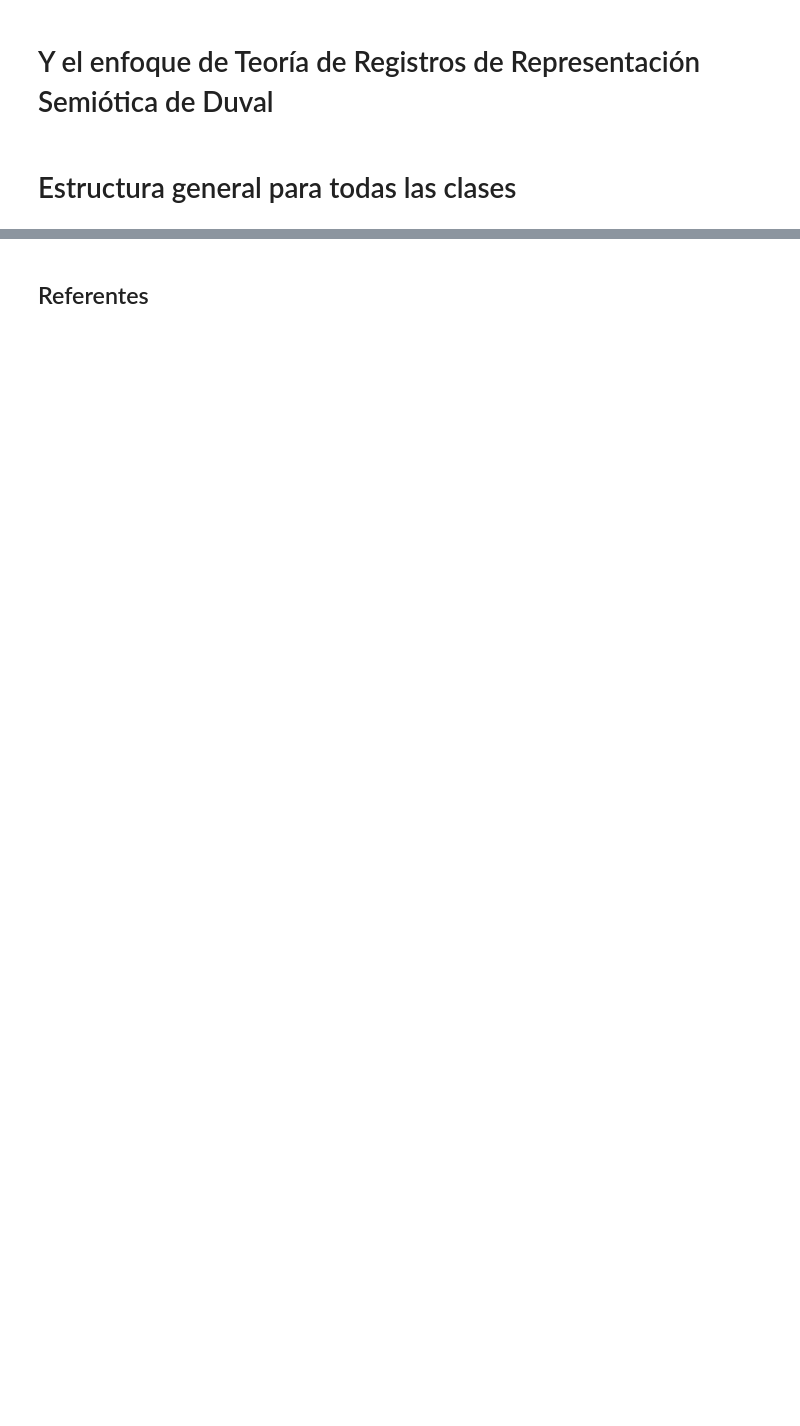
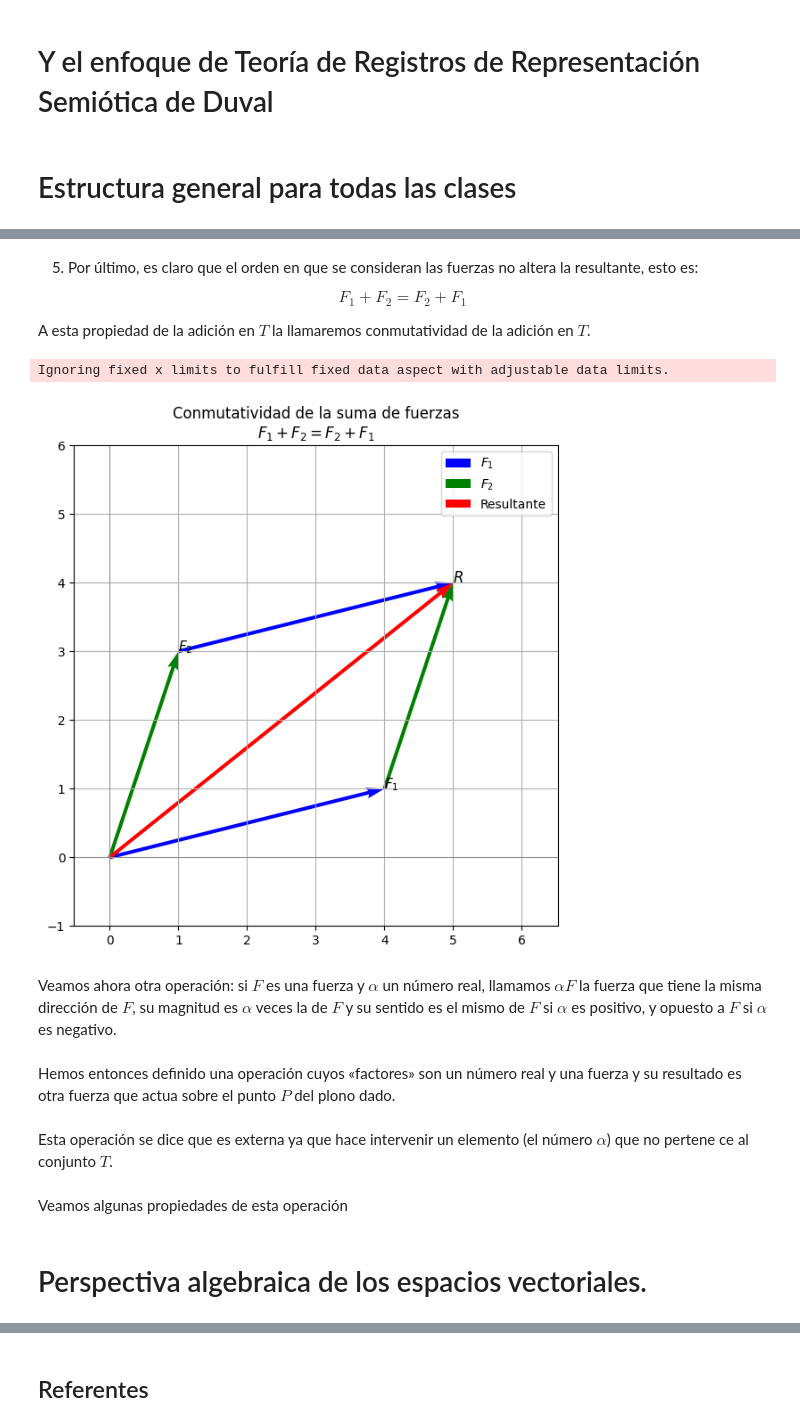
Before and after one commit to marco-canas/linear_algebra, a Jupyter notebook: 3_clases_segun_clara_mejia_laverde/1_cap/1_modulo/1_modulo.ipynb, the cells around one changed output, grey strips where cells are left out. Saved outputs shown, nothing was run; the diff lists cells and outputs as text; code cells hidden in the pictures; blank space fills up the shorter version.

```diff
--- a/3_clases_segun_clara_mejia_laverde/1_cap/1_modulo/1_modulo.ipynb
+++ b/3_clases_segun_clara_mejia_laverde/1_cap/1_modulo/1_modulo.ipynb
@@ -162,0 +381,73 @@ Esta clase la debes diseñar de acuerdo a las siguientes 4 directivas:
+# %% [markdown]
+5. Por último, es claro que el orden en que se consideran las fuerzas no altera la
+resultante, esto es:
+
+$$
+F_{1} + F_{2} = F_{2} + F_{1}
+$$
+
+A esta propiedad de la adición en $T$ la llamaremos conmutatividad de la adición en $T$.
+# %%
+import numpy as np
+import matplotlib.pyplot as plt
+
+# Definición de las fuerzas
+F1 = np.array([4, 1])
+F2 = np.array([1, 3])
+
+# Resultante común
+R = F1 + F2
+
+# Origen
+O = np.array([0, 0])
+
+plt.figure(figsize=(7, 7))
+
+# --- Recorrido 1: F1 + F2 ---
+plt.quiver(*O, *F1, angles='xy', scale_units='xy', scale=1,
+           color='blue', linewidth=2, label='$F_1$')
+
+plt.quiver(*F1, *F2, angles='xy', scale_units='xy', scale=1,
+           color='green', linewidth=2, label='$F_2$')
+
+# --- Recorrido 2: F2 + F1 ---
+plt.quiver(*O, *F2, angles='xy', scale_units='xy', scale=1,
+           color='green', linestyle='dashed', linewidth=2)
+
+plt.quiver(*F2, *F1, angles='xy', scale_units='xy', scale=1,
+           color='blue', linestyle='dashed', linewidth=2)
+
+# --- Resultante ---
+plt.quiver(*O, *R, angles='xy', scale_units='xy', scale=1,
+           color='red', linewidth=3, label='Resultante')
+
+# Etiquetas
+plt.text(*F1, '$F_1$', fontsize=11)
+plt.text(*F2, '$F_2$', fontsize=11)
+plt.text(*R, '$R$', fontsize=12)
+
+# Configuración del gráfico
+plt.axhline(0, color='gray', linewidth=0.5)
+plt.axvline(0, color='gray', linewidth=0.5)
+plt.grid(True)
+plt.axis('equal')
+plt.xlim(-1, 7)
+plt.ylim(-1, 6)
+plt.legend()
+plt.title('Conmutatividad de la suma de fuerzas\n$F_1 + F_2 = F_2 + F_1$')
+
+plt.show()
+# %% [output]
+Ignoring fixed x limits to fulfill fixed data aspect with adjustable data limits.
+[figure, added]
+# %% [markdown]
+Veamos ahora otra operación: si $F$ es una fuerza y $\alpha$ un número real, llamamos $\alpha F$ la fuerza que tiene la misma dirección de $F$, su magnitud es $\alpha$ veces la de $F$ y su sentido es el mismo de $F$ si $\alpha$ es positivo, y opuesto a $F$ si $\alpha$ es negativo.
+# %% [markdown]
+Hemos entonces definido una operación cuyos «factores» son un número real y una fuerza y su resultado es otra fuerza que actua sobre el punto $P$ del plono dado.
+# %% [markdown]
+Esta operación se dice que es externa ya que hace intervenir un elemento (el número $\alpha$) que no pertene
+ce al conjunto $T$.
+# %% [markdown]
+Veamos algunas propiedades de esta operación
+# %% [markdown]
+# Perspectiva algebraica de los espacios vectoriales.
```
Also changed, not shown: parts of 40 cells of this notebook.
